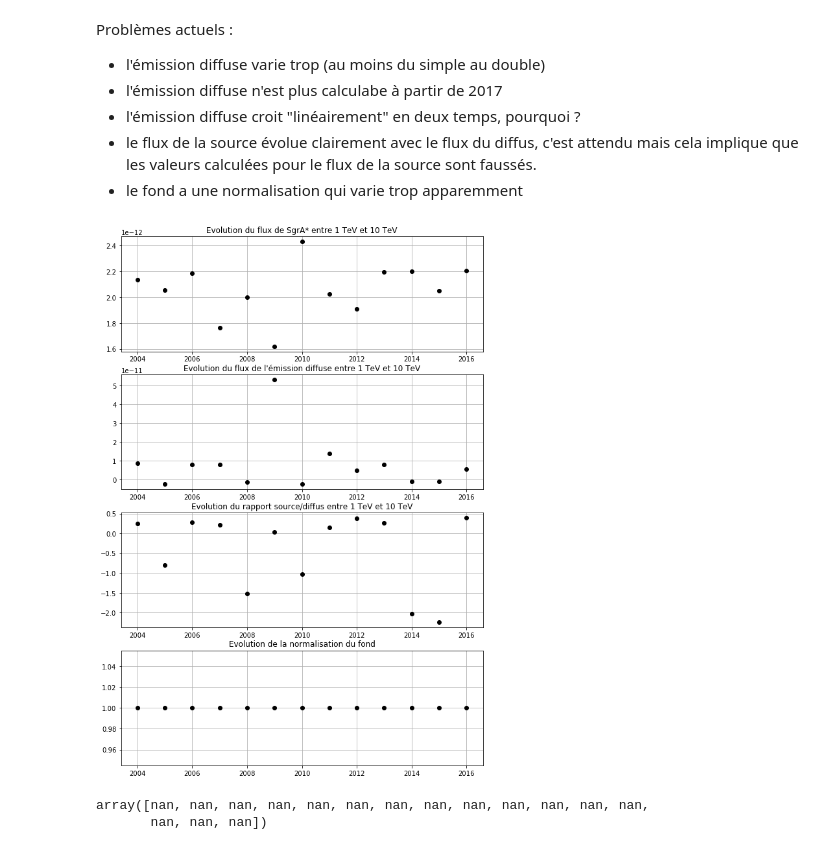
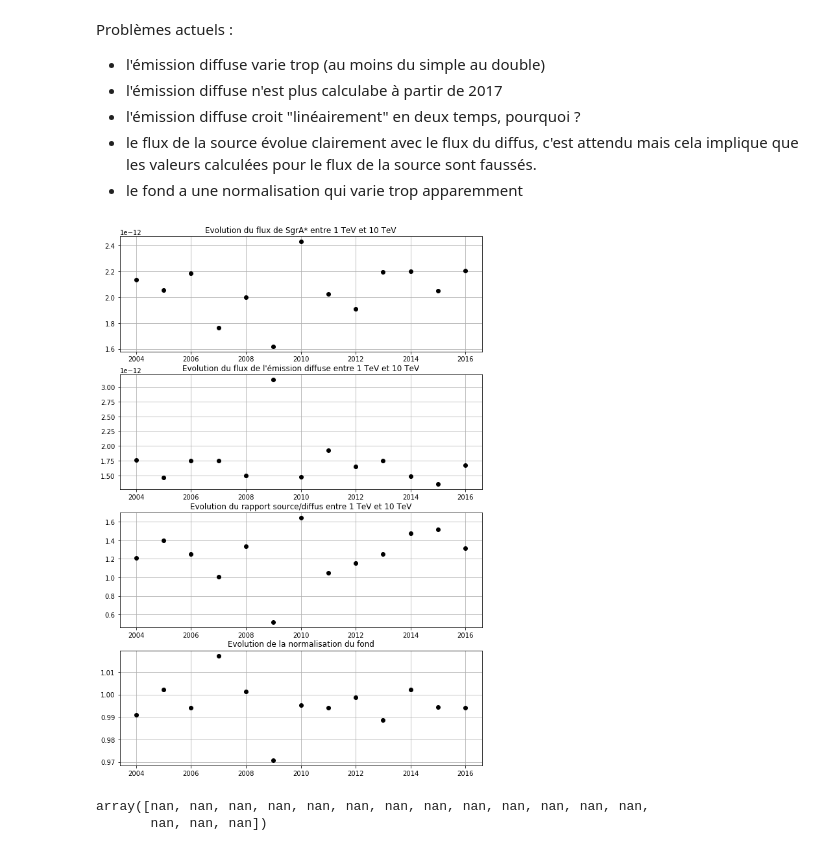
Before and after one commit to SamZouari/hess, a Jupyter notebook: notebooks0.15/analyse3D/simu_evolution_3comp_diffuse.ipynb, the cells around one changed output. Cells and saved outputs as stored; diff of their text form; code cells hidden in the pictures.

Commit message:
update 6/04/2020 ajout du notebooks traitant les trois composantes du diffus en 1

```diff
--- a/notebooks0.15/analyse3D/simu_evolution_3comp_diffuse.ipynb
+++ b/notebooks0.15/analyse3D/simu_evolution_3comp_diffuse.ipynb
@@ -378,25 +382,34 @@ for year in range(2004,2020):
 def CalculateFluxFromModels(year, emin, emax):
     GC_model, G09, DGC_model, LSC_model, CC_model  = mapdataset_dict[year].models
 
+    DE_model = DGC_model + LSC_model + CC_model
+
     amplitudeGC = results_per_year[year]['value'][3]
     amp_errGC = results_per_year[year]['error'][3]
-    amplitudediff = results_per_year[year]['value'][12]
-    amp_errdiff = results_per_year[year]['error'][12]
+    amplitudediffDGC = results_per_year[year]['value'][12]
+    amp_errdiffDGC = results_per_year[year]['error'][12]
+    amplitudediffLSC = results_per_year[year]['value'][20]
+    amp_errdiffLSC = results_per_year[year]['error'][20]
+    amplitudediffCC = results_per_year[year]['value'][28]
+    amp_errdiffCC = results_per_year[year]['error'][28]
+    norm = results_per_year[year]['value'][30]
+    norm_err = results_per_year[year]['error'][30]
 
     if isinstance(emin, u.Quantity):
         #il faut convertir le flux du diffus qui est en sr-1,
         # donc intégrer sur tout l'angle solide du template (opération inverse de celle effectuée par TamplateSpatialModel)
 
-        diffuse_flux = DGC_model.spectral_model.integral(emin, emax)#*solid_angle_tot
+        diffuse_flux = DGC_model.spectral_model.integral(emin, emax)*solid_angle_tot/u.sr + LSC_model.spectral_model.integral(emin, emax)+ CC_model.spectral_model.integral(emin, emax) #*solid_angle_tot
         GC_flux = GC_model.spectral_model.integral(emin, emax)
 
     if np.isscalar(emin):
         emin = emin*u.TeV
         emax = emax*u.TeV
-        diffuse_flux = DGC.spectral_model.integral(emin, emax)
+        diffuse_flux = DE_model.spectral_model.integral(emin, emax)
         GC_flux = GC_model.spectral_model.integral(emin, emax)
 
-    return diffuse_flux, GC_flux, amplitudeGC, amp_errGC, amplitudediff, amp_errdiff
+    return diffuse_flux, GC_flux, amplitudeGC, amp_errGC, amplitudediffDGC, amp_errdiffDGC, amplitudediffLSC, amp_errdiffLSC, amplitudediffCC, amp_errdiffCC, norm, norm_err
+
 
     #diffuse_index = diffuse_model.spectral_model.index.value
     #diffuse_amp = diffuse_model.spectral_model.amplitude.value
@@ -425,24 +438,33 @@ resGC = []
 resdiff = []
 ampsGC = []
 amp_errsGC = []
-ampsdiff = []
-amp_errsdiff = []
+ampsdiffDGC = []
+amp_errsdiffDGC = []
+ampsdiffLSC = []
+amp_errsdiffLSC = []
+ampsdiffCC = []
+amp_errsdiffCC = []
 norms = []
 norms_err = []
 
 
 for year in range(2004,2020):
-    dif , GC, amp, amp_err, ampdiff, amp_errdiff = CalculateFluxFromModels(year, emin, emax)
+    dif , GC, amp, amp_err, ampdiffDGC, amp_errdiffDGC, ampdiffLSC, amp_errdiffLSC, ampdiffCC, amp_errdiffCC, norm, norm_err = CalculateFluxFromModels(year, emin, emax)
 
     resGC.append(GC.value)
     resdiff.append(dif.value)
     ampsGC.append(amp)
     amp_errsGC.append(amp_err)
-    ampsdiff.append(ampdiff)
-    amp_errsdiff.append(amp_errdiff)
+    ampsdiffDGC.append(ampdiffDGC)
+    amp_errsdiffDGC.append(amp_errdiffDGC)
+    ampsdiffLSC.append(ampdiffLSC)
+    amp_errsdiffLSC.append(amp_errdiffLSC)
+    ampsdiffCC.append(ampdiffCC)
+    amp_errsdiffCC.append(amp_errdiffCC)
 
-    norms.append(results_per_year[year][9]['value'])
-    norms_err.append(results_per_year[year][9]['error'])
+    norms.append(norm)
+    norms_err.append(norm_err)
+
 
 plt.figure(figsize=(10,15))
 
@@ -453,8 +475,8 @@ resdiff = np.asarray(resdiff)
 ampsdiff = np.asarray(ampsdiff)
 amp_errsdiff = np.asarray(amp_errsdiff)
 
-yerrGC = (resGC/ampsGC)*amp_errsGC
-yerrdiff = (resdiff/ampsdiff)*amp_errsdiff
+#yerrGC = (resGC/ampsGC)*amp_errsGC
+#yerrdiff = (resdiff/ampsdiff)*amp_errsdiff
 
 
 bizar = []
@@ -462,35 +484,35 @@ for k in range(16):
     truc = 2*(cov_per_year[2004+k][0,1]*yerrGC[k]*yerrdiff[k])/(resGC[k]*resdiff[k])
     bizar.append(truc)
 
 # erreurs quadratiques trop simplistes car les jeux de données sont corrélées
 yerr_rap = (resGC/resdiff)*np.sqrt((yerrGC/resGC)**2 + (yerrdiff/resdiff)**2 -bizar )
 
 
 ax1 = plt.subplot(4,1,1)
 
 plt.errorbar(range(2004,2017) , resGC[0:13], yerr=yerrGC[0:13], fmt='ko')# ax=ax1)
 plt.title("Evolution du flux de SgrA* entre 1 TeV et 10 TeV")
 plt.grid()
 
 ax2 = plt.subplot(4,1,2)
 plt.errorbar(range(2004,2017) , resdiff[0:13], yerr=yerrdiff[0:13], fmt='ko')
 plt.title("Evolution du flux de l'émission diffuse entre 1 TeV et 10 TeV")
 plt.grid()
 
 ax2 = plt.subplot(4,1,3)
 plt.errorbar(range(2004,2017) , resGC[0:13]/resdiff[0:13], yerr=yerr_rap[0:13], fmt='ko')
 plt.title("Evolution du rapport source/diffus entre 1 TeV et 10 TeV")
 plt.grid()
 
 
 ax4 = plt.subplot(4,1,4)
 plt.errorbar(range(2004,2017) , norms[0:13], yerr=norms_err[0:13], fmt='ko')# ax=ax1)
 plt.title("Evolution de la normalisation du fond")
 plt.grid()
 
-#plt.savefig("../../hess_results/eref_unfrozen/GCDEflux_evolution_04_16.pdf")
+plt.savefig("../../../hess_results/simu_3comp/GCDEflux_evolution_04_16_1st.pdf")
 # %% [output]
-[figure, old version]
+[figure, new version]
 # %%
 yerrGC
 # %% [output]
```
Also changed, not shown: parts of 7 cells of this notebook, 2 other files.
